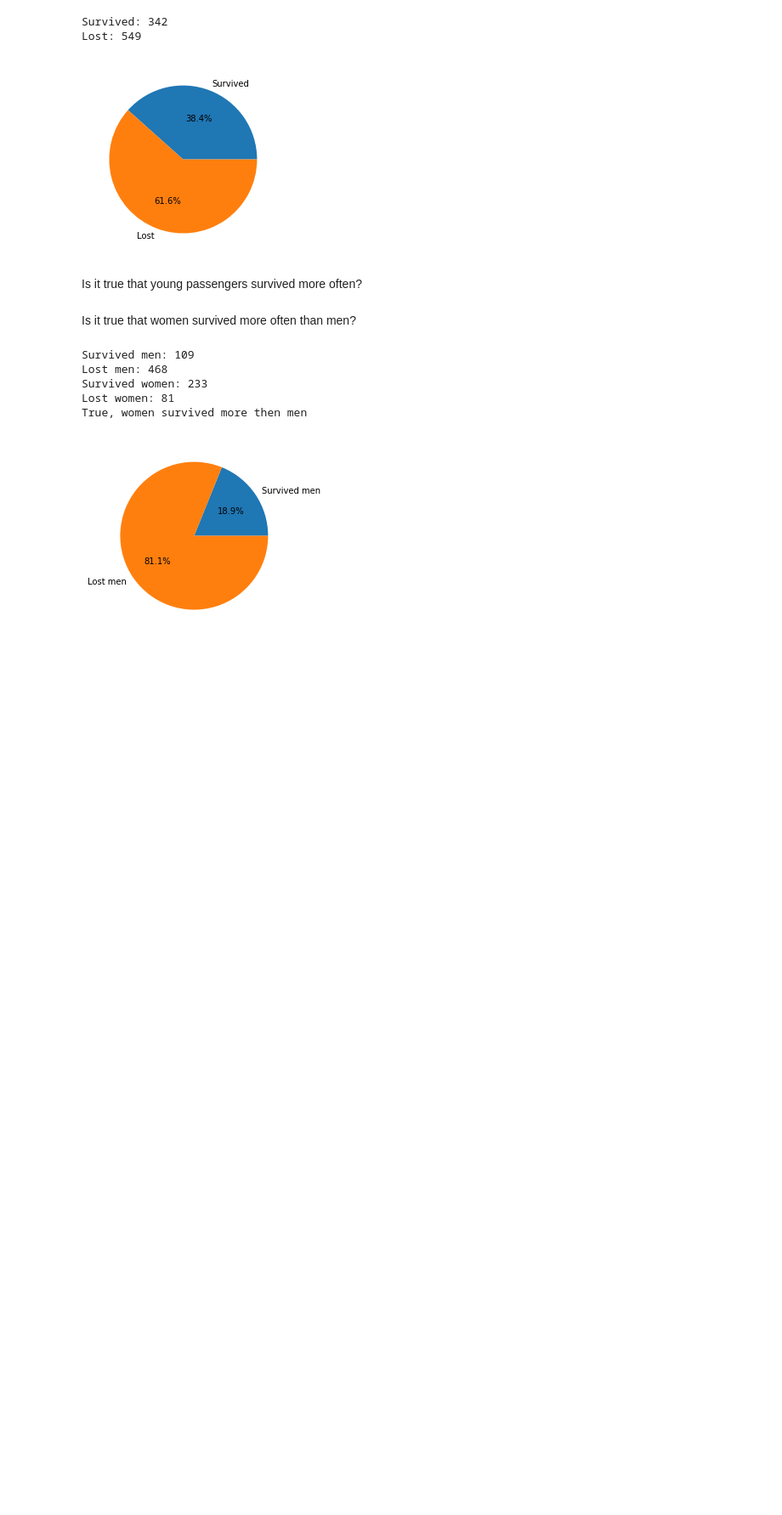
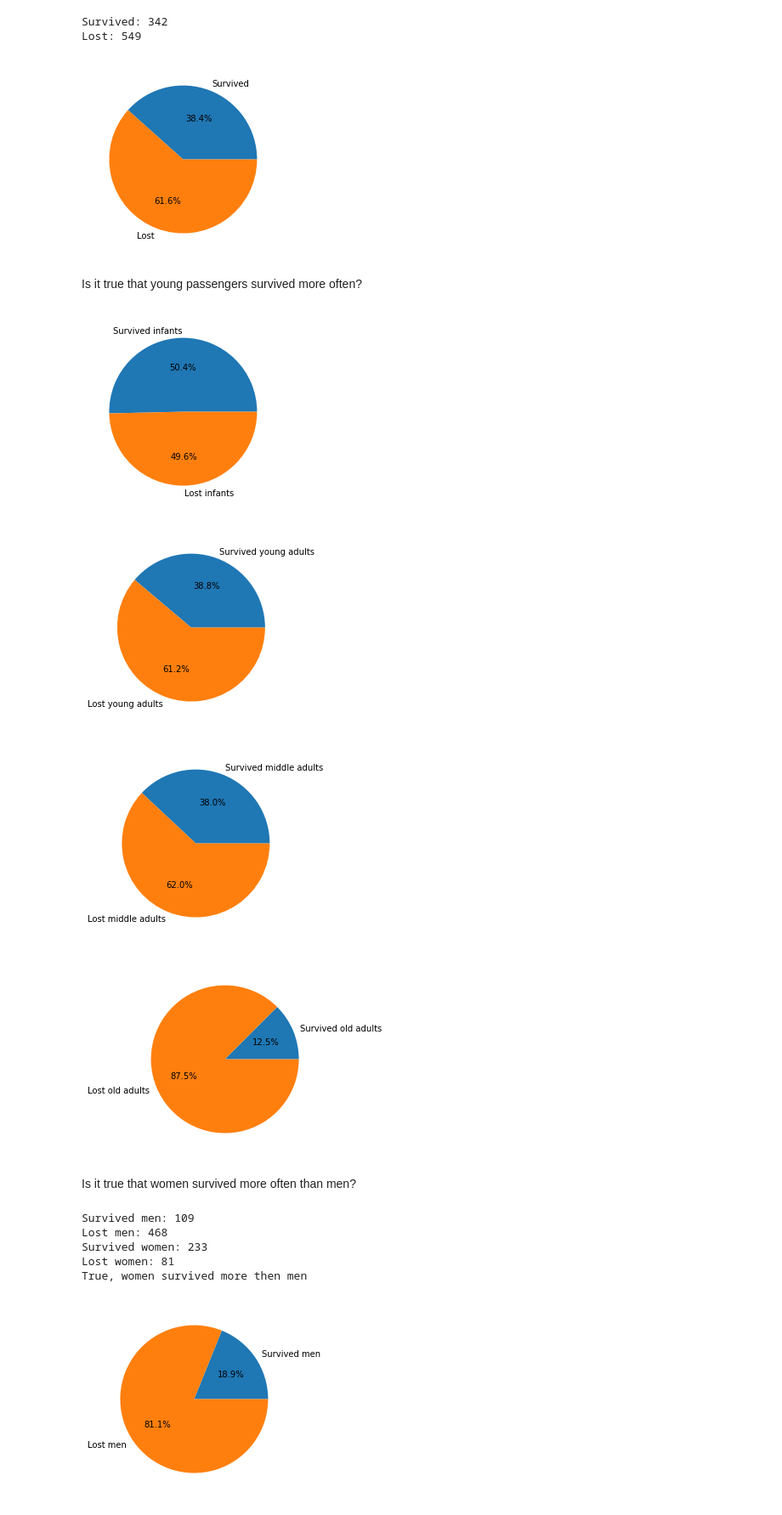
Before and after one commit to crazymidnight/python-labs, a Jupyter notebook: titanic.ipynb, the cells around one changed output. Shown: that part at 85% size. Saved outputs shown, nothing was run; the diff lists cells and outputs as text; code cells hidden in the pictures; blank space fills up the shorter version.

Commit message:
feat: add age/surviving plots, most common male name

```diff
--- a/titanic.ipynb
+++ b/titanic.ipynb
@@ -110,6 +107,43 @@ Lost: 549
 [figure]
 # %% [markdown]
 Is it true that young passengers survived more often?
+# %%
+infants = data[data.Age <= 18]
+young_adults = data[(data.Age > 18) & (data.Age <= 40)]
+middle_adults = data[(data.Age > 40) & (data.Age <= 65)]
+old_adults = data[data.Age > 65]
+
+infants = infants.groupby('Survived')['PassengerId'].count()
+young_adults = young_adults.groupby('Survived')['PassengerId'].count()
+middle_adults = middle_adults.groupby('Survived')['PassengerId'].count()
+old_adults = old_adults.groupby('Survived')['PassengerId'].count()
+
+fig1, ax1 = plt.subplots()
+ax1.pie([infants[1], infants[0]], labels=['Survived infants', 'Lost infants'], autopct='%1.1f%%')
+
+fig2, ax2 = plt.subplots()
+ax2.pie([young_adults[1], young_adults[0]], labels=['Survived young adults', 'Lost young adults'], autopct='%1.1f%%')
+
+fig3, ax3 = plt.subplots()
+ax3.pie([middle_adults[1], middle_adults[0]], labels=['Survived middle adults', 'Lost middle adults'], autopct='%1.1f%%')
+
+fig4, ax4 = plt.subplots()
+ax4.pie([old_adults[1], old_adults[0]], labels=['Survived old adults', 'Lost old adults'], autopct='%1.1f%%')
+
+sr_infants = infants[1] / sum(infants)
+
+sr_young_adults = young_adults[1] / sum(young_adults)
+
+sr_middle_adults = middle_adults[1] / sum(middle_adults)
+
+sr_old_adults = old_adults[1] / sum(old_adults)
+
+plt.show()
+# %% [output]
+[figure, added]
+[figure, added]
+[figure, added]
+[figure, added]
 # %% [markdown]
 Is it true that women survived more often than men?
 # %%
```
Also changed, not shown: parts of 6 cells of this notebook.
